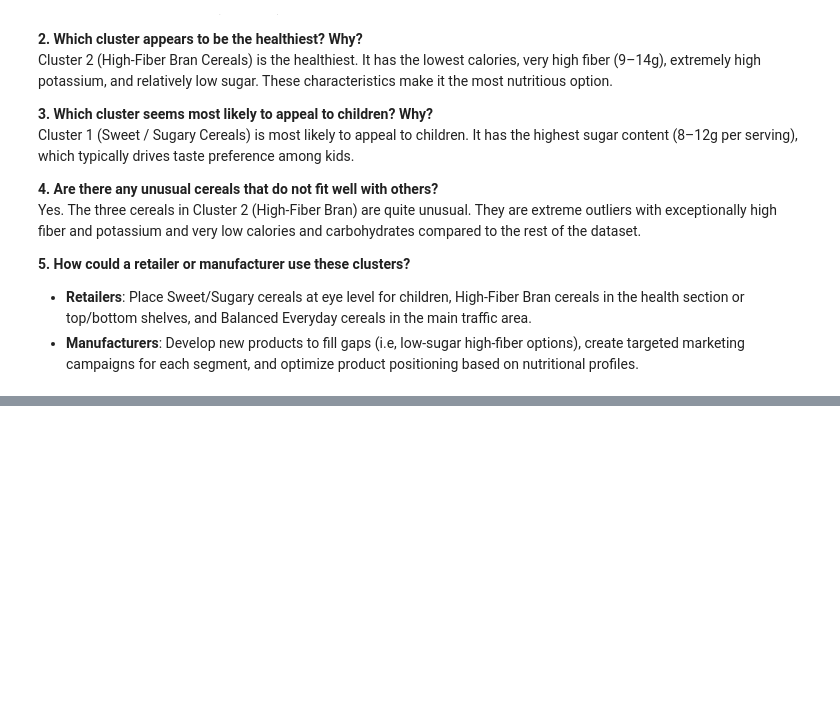
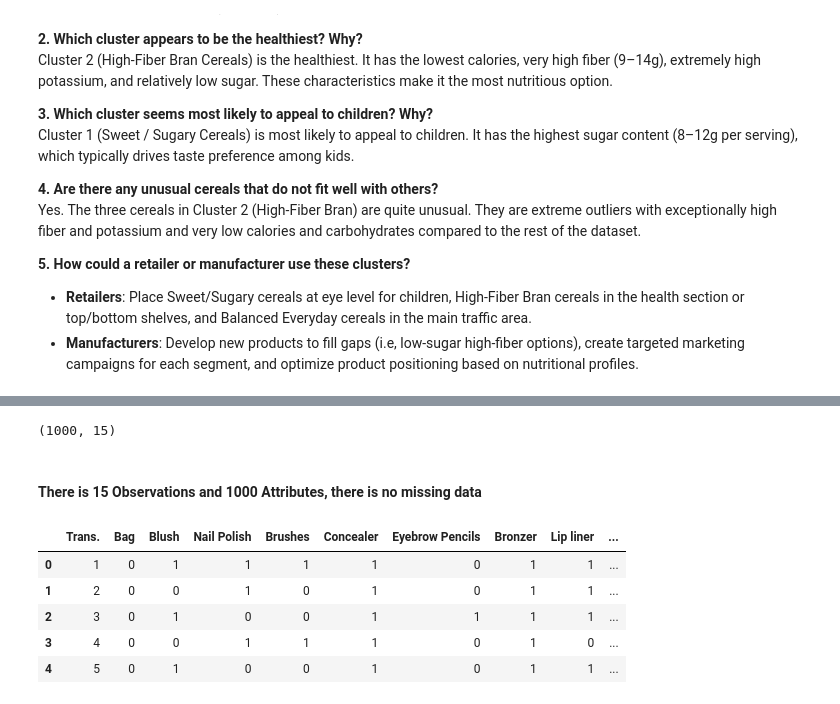
Before and after one commit to Termanater/Zag2, a Jupyter notebook: Predicitive Analytics/assn4_NTyler.ipynb, the cells around one changed output, grey strips where cells are left out. Drawn from its saved outputs; the diff is of its cells as text; code cells hidden in the pictures; blank space fills up the shorter version.

```diff
--- a/Predicitive Analytics/assn4_NTyler.ipynb
+++ b/Predicitive Analytics/assn4_NTyler.ipynb
@@ -298,0 +302,8 @@ Yes. The three cereals in Cluster 2 (High-Fiber Bran) are quite unusual. They ar
+# %%
+import pandas as pd
+from mlxtend.frequent_patterns import apriori
+from mlxtend.frequent_patterns import association_rules
+
+
+df = pd.read_csv('https://raw.githubusercontent.com/ttchuang/dataset/refs/heads/master/Cosmetics.csv')
+df.info()
@@ -298,0 +328,16 @@ Yes. The three cereals in Cluster 2 (High-Fiber Bran) are quite unusual. They ar
+# %%
+df.shape
+# %% [output]
+(1000, 15)
+# %% [markdown]
+#### There is 15 Observations and 1000 Attributes, there is no missing data
+# %%
+#preview
+df.head()
+# %% [output]
+|  | Trans. | Bag | Blush | Nail Polish | Brushes | Concealer | Eyebrow Pencils | Bronzer | Lip liner | ... |
+| 0 | 1 | 0 | 1 | 1 | 1 | 1 | 0 | 1 | 1 | ... |
+| 1 | 2 | 0 | 0 | 1 | 0 | 1 | 0 | 1 | 1 | ... |
+| 2 | 3 | 0 | 1 | 0 | 0 | 1 | 1 | 1 | 1 | ... |
+| 3 | 4 | 0 | 0 | 1 | 1 | 1 | 0 | 1 | 0 | ... |
+| 4 | 5 | 0 | 1 | 0 | 0 | 1 | 0 | 1 | 1 | ... |
```
Also changed, not shown: parts of 2 cells of this notebook.
